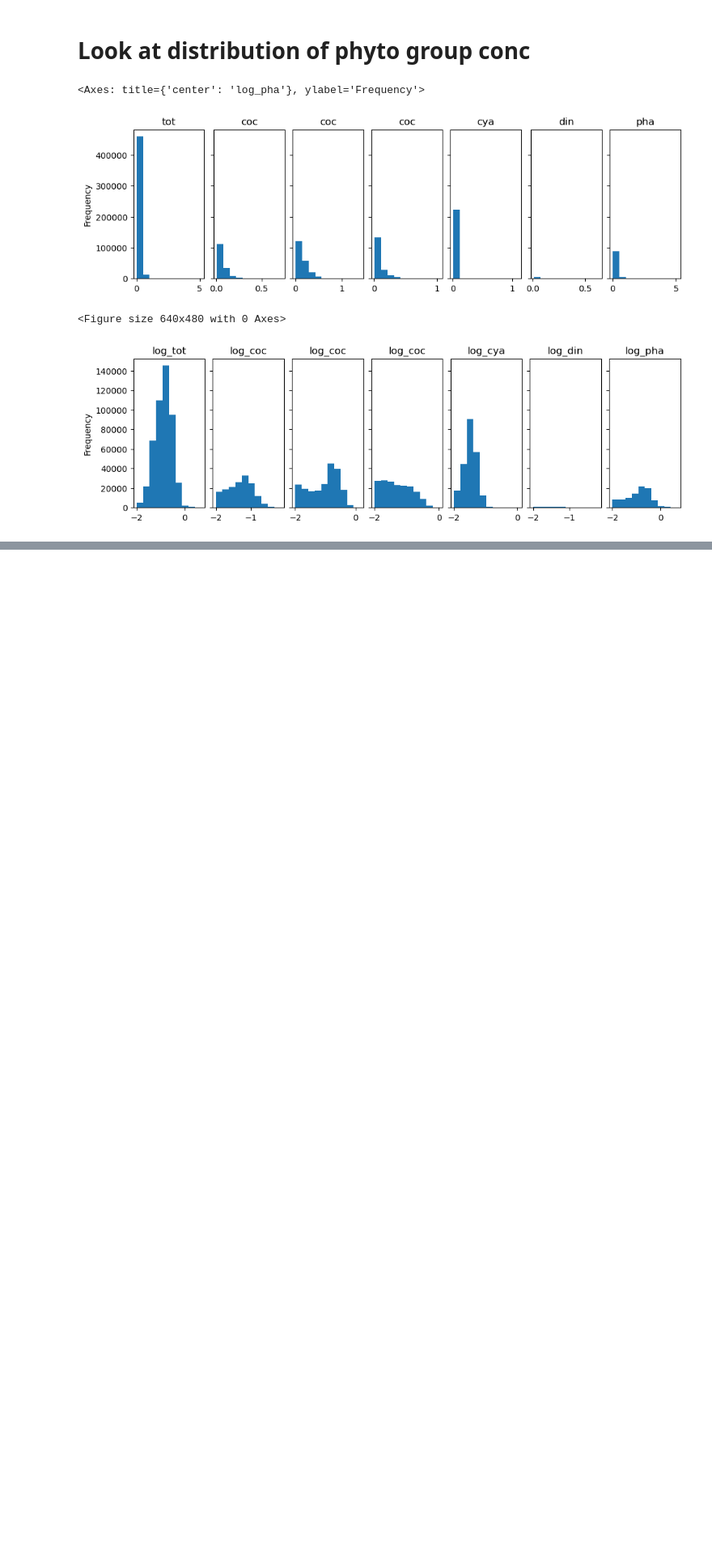
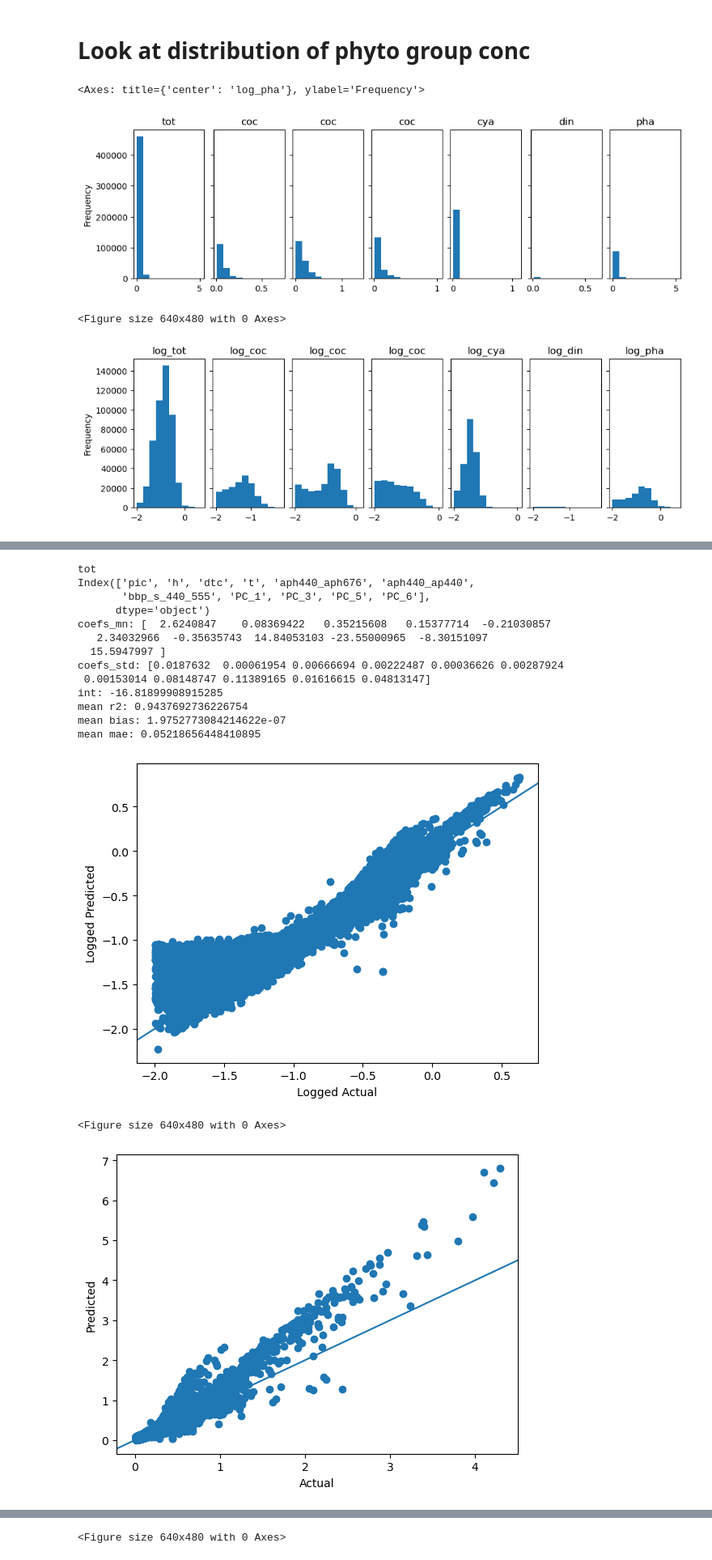
Before and after one commit to aewindle110/PCC_OASIM, a Jupyter notebook: 3_MLR_cross_validation.ipynb, the cells around one changed output, grey strips where cells are left out. Shown at 81% size. Cells and saved outputs as stored; diff of their text form; code cells hidden in the pictures; blank space fills up the shorter version.

```diff
--- a/3_MLR_cross_validation.ipynb
+++ b/3_MLR_cross_validation.ipynb
@@ -99,11 +148,18 @@ rrs_xds_dat
 # %%
 tot_dat = rrs_xds_dat[rrs_xds_dat.tot > 0.01]
+tot_dat.name = 'tot_dat'
 chl_dat = rrs_xds_dat[rrs_xds_dat.chl > 0.01]
+chl_dat.name = 'chl_dat'
 dia_dat = rrs_xds_dat[rrs_xds_dat.dia > 0.01]
+dia_dat.name = 'dia_dat'
 coc_dat = rrs_xds_dat[rrs_xds_dat.coc > 0.01]
+coc_dat.name = 'coc_dat'
 cya_dat = rrs_xds_dat[rrs_xds_dat.cya > 0.01]
+cya_dat.name = 'cya_dat'
 din_dat = rrs_xds_dat[rrs_xds_dat.din > 0.01]
+din_dat.name = 'din_dat'
 pha_dat = rrs_xds_dat[rrs_xds_dat.pha > 0.01]
+pha_dat.name = 'pha_dat'
 # %% [markdown]
 # Make new variables of logged phyto groups
 # %%
@@ -188,23 +220,0 @@ rrs_xds_dat
-# %%
-fig, axs = plt.subplots(figsize=(6,4), sharey=True, layout='compressed')
-
-phyto_vars = ['tot', 'chl', 'dia', 'coc', 'cya', 'din', 'pha']
-
-env_vars = list(rrs_xds.keys())[7:18]
-env_vars.extend(['aph440_aph676', 'aph440_ap440', 'a_cdoc_443', 'bbp_s_440_555'])
-env_vars.remove('ice')
-env_vars.extend(['PC_1', 'PC_2', 'PC_3', 'PC_4', 'PC_5', 'PC_6', 'PC_7', 'PC_8'])
-
-sns.heatmap(rrs_xds_dat.corr().loc[phyto_vars[1:], env_vars], annot=False, vmin=-1, vmax=1,
-            cmap='vlag', square=True, cbar_kws={'label': 'Correlation coefficient (R)'})
-
-axs.set_yticklabels(['Chlorophytes', 'Diatoms', 'Coccolithophores', 'Cyanobacteria',
-                     'Dinoflagellates', 'Phaeocystis'], rotation=0)
-
-axs.set_xticklabels(['PIC', 'Iron', 'Nitrate', 'MLD', 'Silica', 'DTC', 'CDOC', 'Temp',
-                     'Salinity', 'PAR', 'aph(440)/aph(676)', 'aph(440)/ap(440)',
-                     'acdoc(443)', 'bbp(440)/bbp(555)', 'PC_1', 'PC_2', 'PC_3', 'PC_4',
-                     'PC_5', 'PC_6', 'PC_7', 'PC_8'], rotation=70, ha='right')
-
-#plt.show()
-plt.savefig('/glusteruser/awindled/PCC_OASIM_figs/corr_plot.png', dpi=300)
@@ -928,0 +313,22 @@ mean mae: 0.14309776400596297
+# %%
+phyto_dats = [tot_dat, chl_dat, dia_dat, coc_dat, cya_dat, din_dat, pha_dat]
+
+for i in range(len(phyto_dats)):
+    MLR(phyto_dat=phyto_dats[i])
+# %% [output]
+tot
+Index(['pic', 'h', 'dtc', 't', 'aph440_aph676', 'aph440_ap440',
+       'bbp_s_440_555', 'PC_1', 'PC_3', 'PC_5', 'PC_6'],
+      dtype='object')
+coefs_mn: [  2.6240847    0.08369422   0.35215608   0.15377714  -0.21030857
+   2.34032966  -0.35635743  14.84053103 -23.55000965  -8.30151097
+  15.5947997 ]
+coefs_std: [0.0187632  0.00061954 0.00666694 0.00222487 0.00036626 0.00287924
+ 0.00153014 0.08148747 0.11389165 0.01616615 0.04813147]
+int: -16.81899908915285
+mean r2: 0.9437692736226754
+mean bias: 1.9752773084214622e-07
+mean mae: 0.05218656448410895
+[figure, added]
+<Figure size 640x480 with 0 Axes>
+[figure, added]
@@ -928,0 +349 @@ mean mae: 0.14309776400596297
+<Figure size 640x480 with 0 Axes>
```
Also changed, not shown: parts of 31 cells of this notebook, 3 other files.
